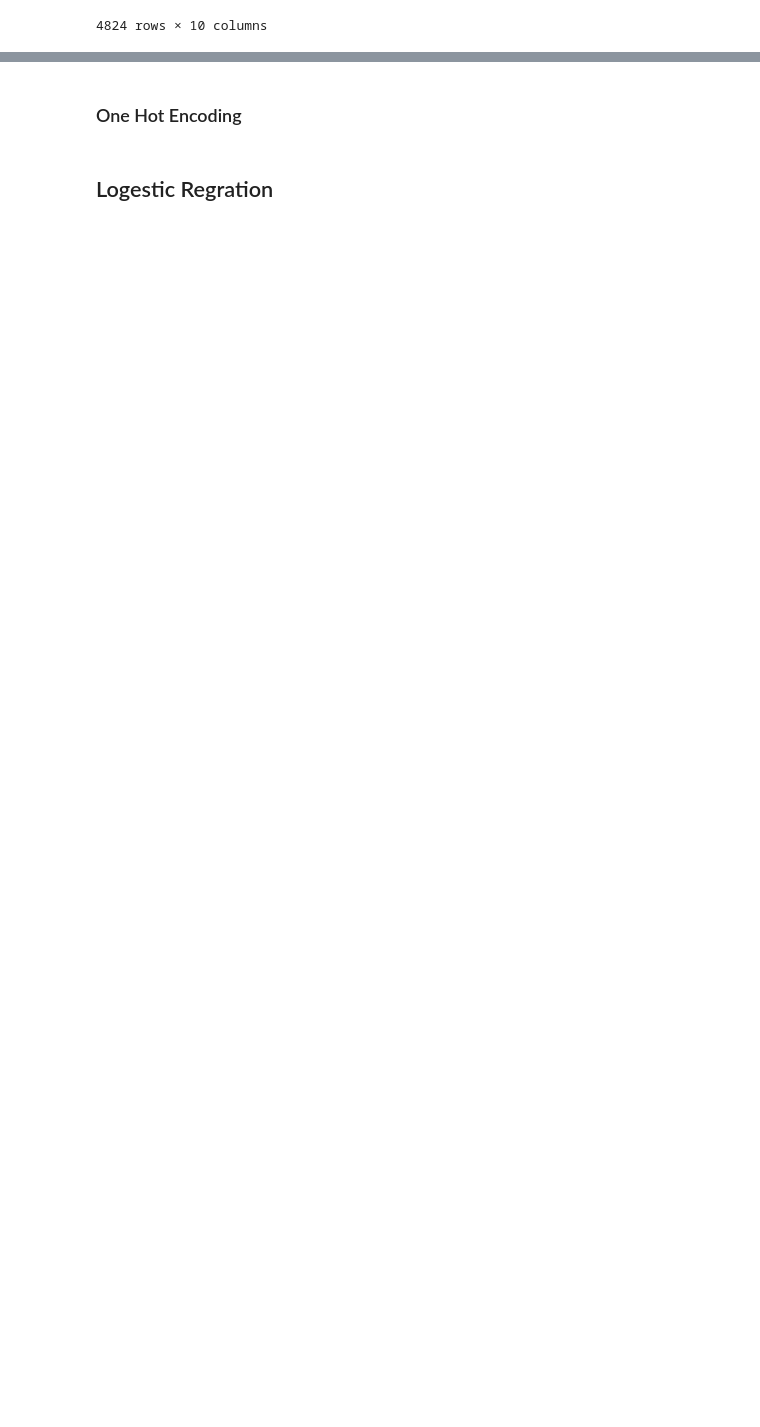
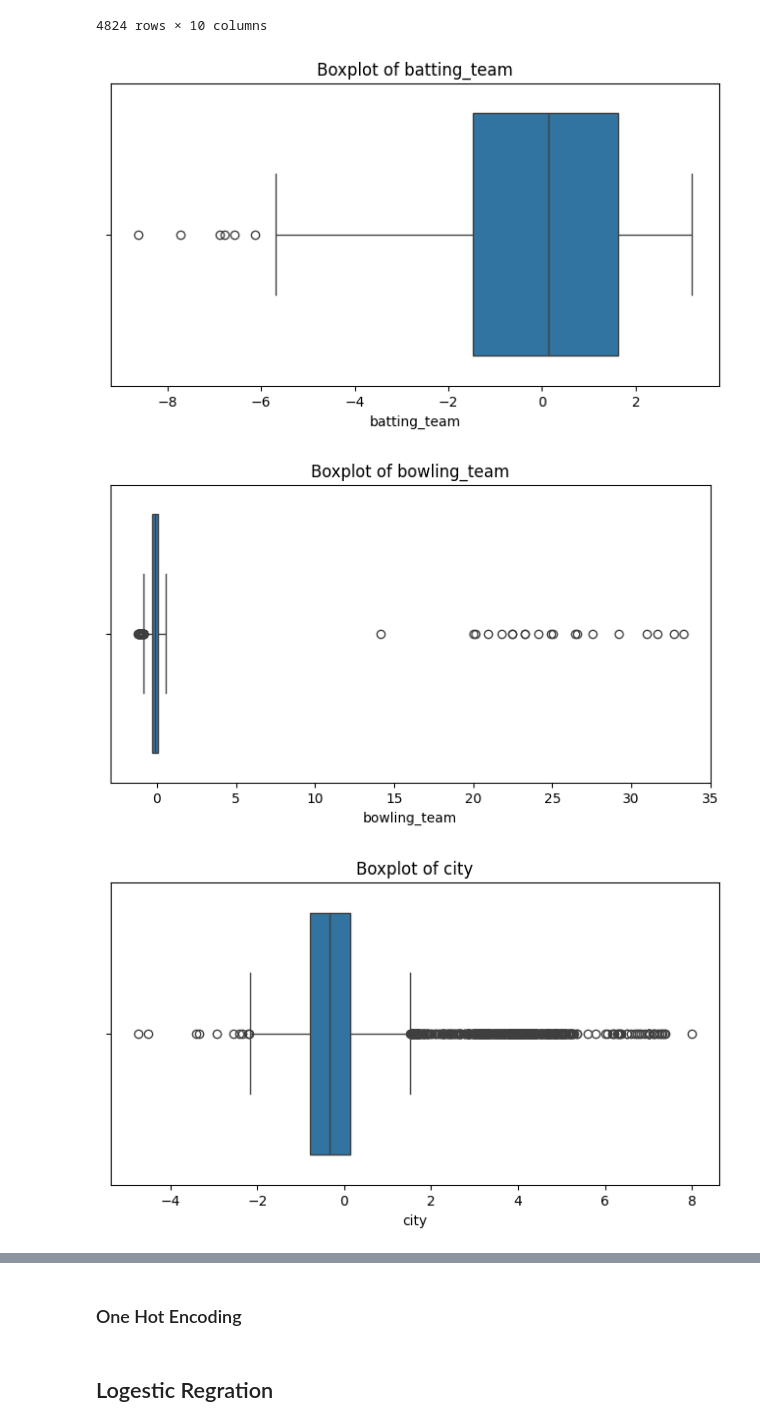
Before and after one commit to Parakkrama24/machinelaerningProject, a Jupyter notebook: IPLWinPrediction.ipynb, the cells around one changed output, grey strips where cells are left out. Cells and saved outputs as stored; diff of their text form; code cells hidden in the pictures; blank space fills up the shorter version.

```diff
--- a/IPLWinPrediction.ipynb
+++ b/IPLWinPrediction.ipynb
@@ -548,3 +588,35 @@ final_df
 | 4822 | 0.140658 | -0.292736 | 0.912520 | -2.205989 | 1.651738 | 1.025861 | -0.197561 | 0.116987 | -0.782412 | ... |
 | 4823 | -0.157162 | -0.331327 | 0.884513 | -2.364979 | 1.440744 | 1.038712 | -0.205189 | 0.113663 | -0.807945 | ... |
 4824 rows × 10 columns
+# %%
+import numpy as np
+import pandas as pd
+import matplotlib.pyplot as plt
+import seaborn as sns
+
+# Plot boxplots for numerical columns
+for column in final_df.select_dtypes(include=[np.number]).columns:
+    plt.figure(figsize=(8, 4))
+    sns.boxplot(x=final_df[column])
+    plt.title(f"Boxplot of {column}")
+    plt.show()
+
+# Function to remove outliers
+def remove_outliers(df):
+    numeric_df = df.select_dtypes(include=[np.number])  # Keep only numeric columns
+    Q1 = numeric_df.quantile(0.25)
+    Q3 = numeric_df.quantile(0.75)
+    IQR = Q3 - Q1
+    lower_bound = Q1 - 1.5 * IQR
+    upper_bound = Q3 + 1.5 * IQR
+    no_outliers = df[
+        ~((numeric_df < lower_bound) | (numeric_df > upper_bound)).any(axis=1)
+    ]
+    return no_outliers
+
+# Remove outliers
+final_df_no_outliers = remove_outliers(final_df)
+# %% [output]
+[figure, added]
+[figure, added]
+[figure, added]
```
Also changed, not shown: parts of 45 cells of this notebook.
